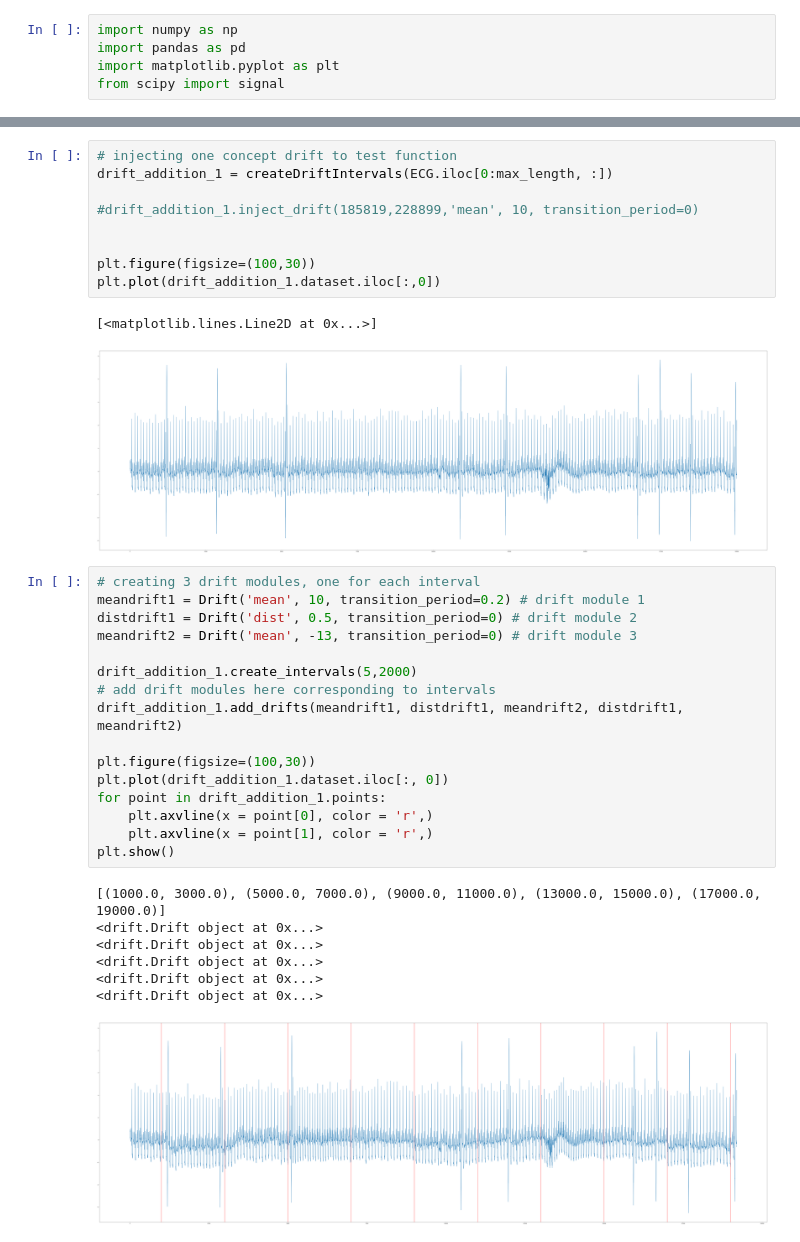
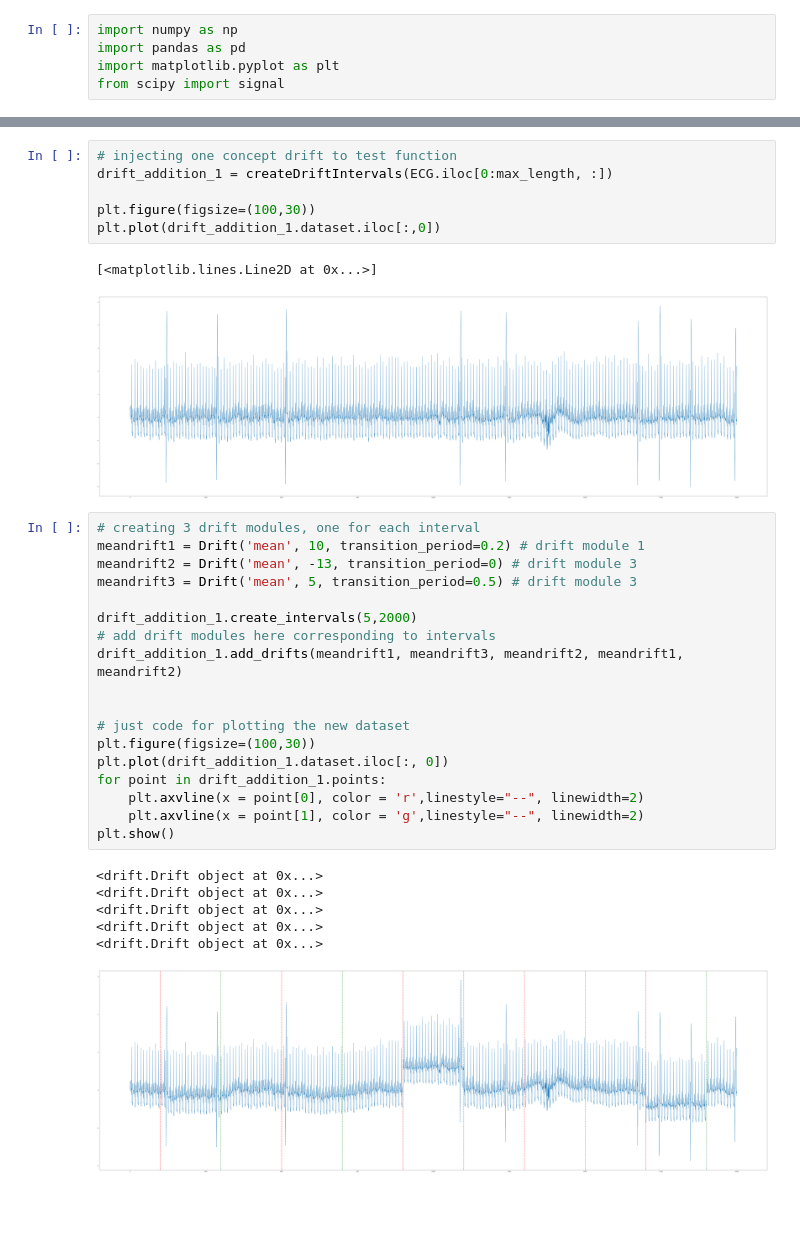
Before and after one commit to akankshanehete/CANMark, a Jupyter notebook: driftgen/interval_demo.ipynb, the cells around one changed output, grey strips where cells are left out. Saved outputs shown, nothing was run; the diff lists cells and outputs as text; blank space fills up the shorter version.

```diff
--- a/driftgen/interval_demo.ipynb
+++ b/driftgen/interval_demo.ipynb
@@ -15,9 +13,6 @@ max_length = 20000
 # injecting one concept drift to test function
 drift_addition_1 = createDriftIntervals(ECG.iloc[0:max_length, :])
 
-#drift_addition_1.inject_drift(185819,228899,'mean', 10, transition_period=0)
-
-
 plt.figure(figsize=(100,30))
 plt.plot(drift_addition_1.dataset.iloc[:,0])
 # %% [output]
@@ -26,24 +21,25 @@ plt.plot(drift_addition_1.dataset.iloc[:,0])
 # %%
 # creating 3 drift modules, one for each interval
 meandrift1 = Drift('mean', 10, transition_period=0.2) # drift module 1
-distdrift1 = Drift('dist', 0.5, transition_period=0) # drift module 2
 meandrift2 = Drift('mean', -13, transition_period=0) # drift module 3
+meandrift3 = Drift('mean', 5, transition_period=0.5) # drift module 3
 
 drift_addition_1.create_intervals(5,2000)
 # add drift modules here corresponding to intervals
-drift_addition_1.add_drifts(meandrift1, distdrift1, meandrift2, distdrift1, meandrift2)
+drift_addition_1.add_drifts(meandrift1, meandrift3, meandrift2, meandrift1, meandrift2)
 
+
+# just code for plotting the new dataset
 plt.figure(figsize=(100,30))
 plt.plot(drift_addition_1.dataset.iloc[:, 0])
 for point in drift_addition_1.points:
-    plt.axvline(x = point[0], color = 'r',)
-    plt.axvline(x = point[1], color = 'r',)
+    plt.axvline(x = point[0], color = 'r',linestyle="--", linewidth=2)
+    plt.axvline(x = point[1], color = 'g',linestyle="--", linewidth=2)
 plt.show()
 # %% [output]
-[(1000.0, 3000.0), (5000.0, 7000.0), (9000.0, 11000.0), (13000.0, 15000.0), (17000.0, 19000.0)]
 <drift.Drift object at 0x...>
 <drift.Drift object at 0x...>
 <drift.Drift object at 0x...>
 <drift.Drift object at 0x...>
 <drift.Drift object at 0x...>
-[figure, old version]
+[figure, new version]
```
Also changed, not shown: parts of 1 cell of this notebook, 1 other file.
